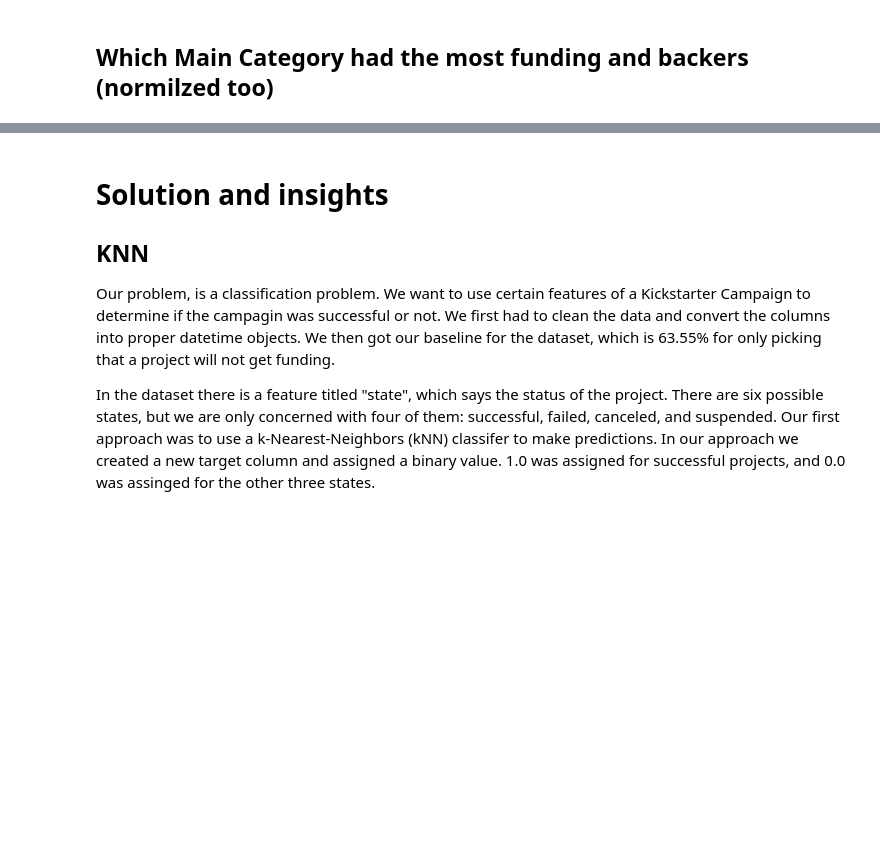
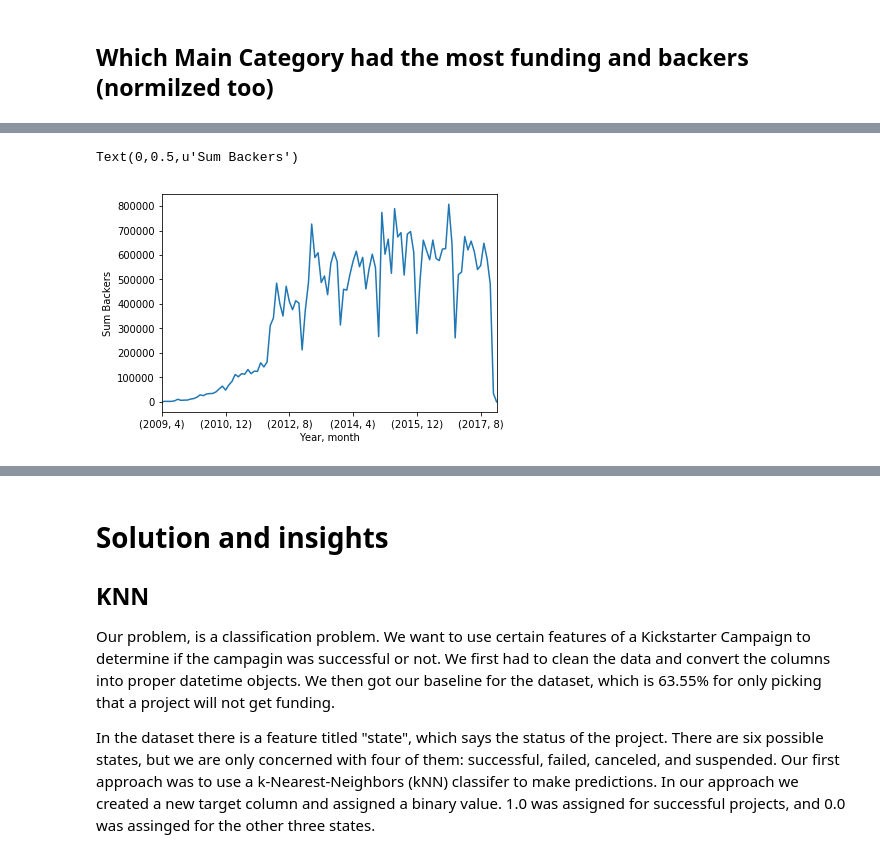
Before and after one commit to TraceTschidaUT/mis373, a Jupyter notebook: Project/Project.ipynb, the cells around one changed output, grey strips where cells are left out. Drawn from its saved outputs; the diff is of its cells as text; code cells hidden in the pictures; blank space fills up the shorter version.

```diff
--- a/Project/Project.ipynb
+++ b/Project/Project.ipynb
@@ -316,0 +365,7 @@ Name: usd_pledged_real, dtype: float64
+# %%
+df.groupby('year_month')['backers'].sum().plot()
+xlabel('Year, month')
+ylabel('Sum Backers')
+# %% [output]
+Text(0,0.5,u'Sum Backers')
+[figure, added]
```
Also changed, not shown: parts of 9 cells of this notebook.
